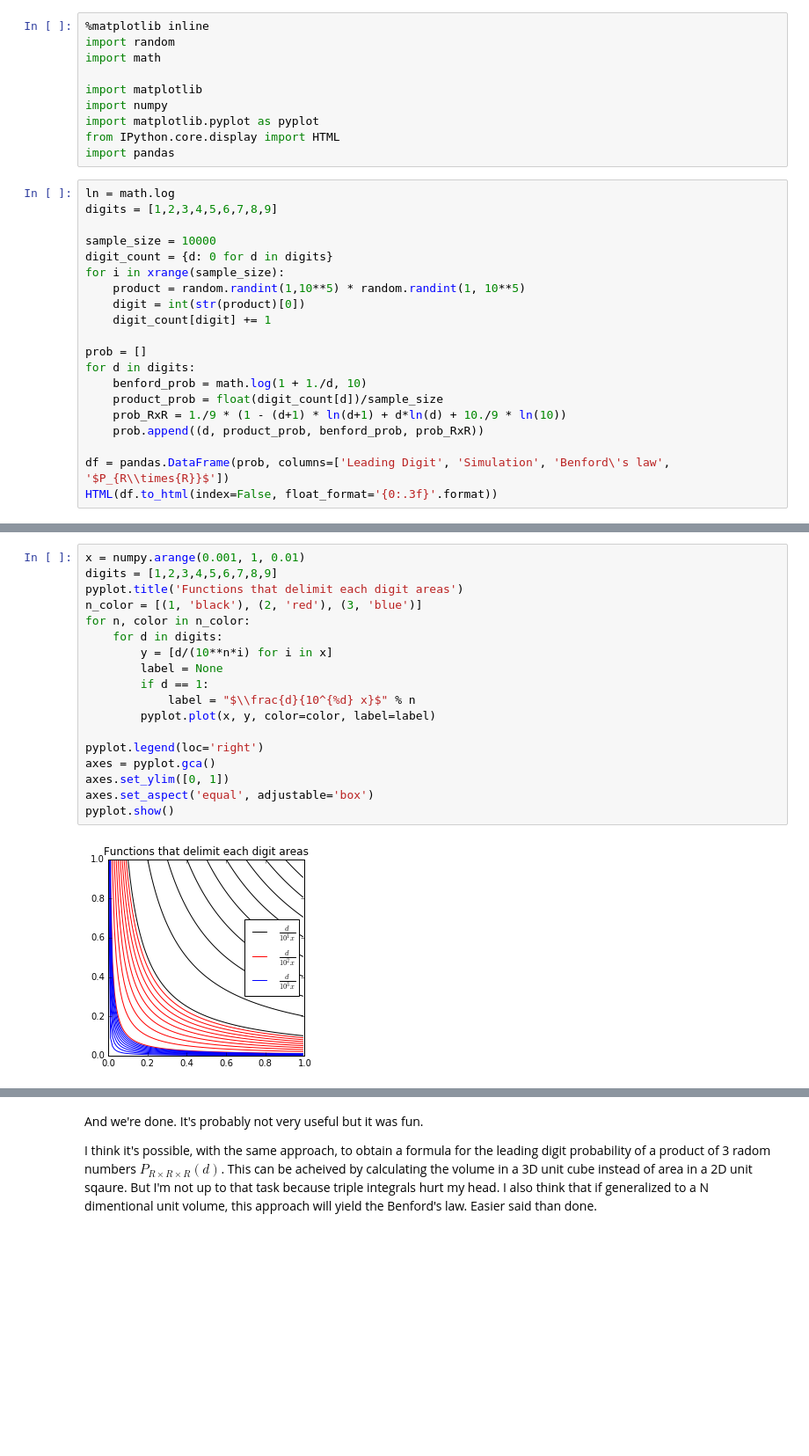
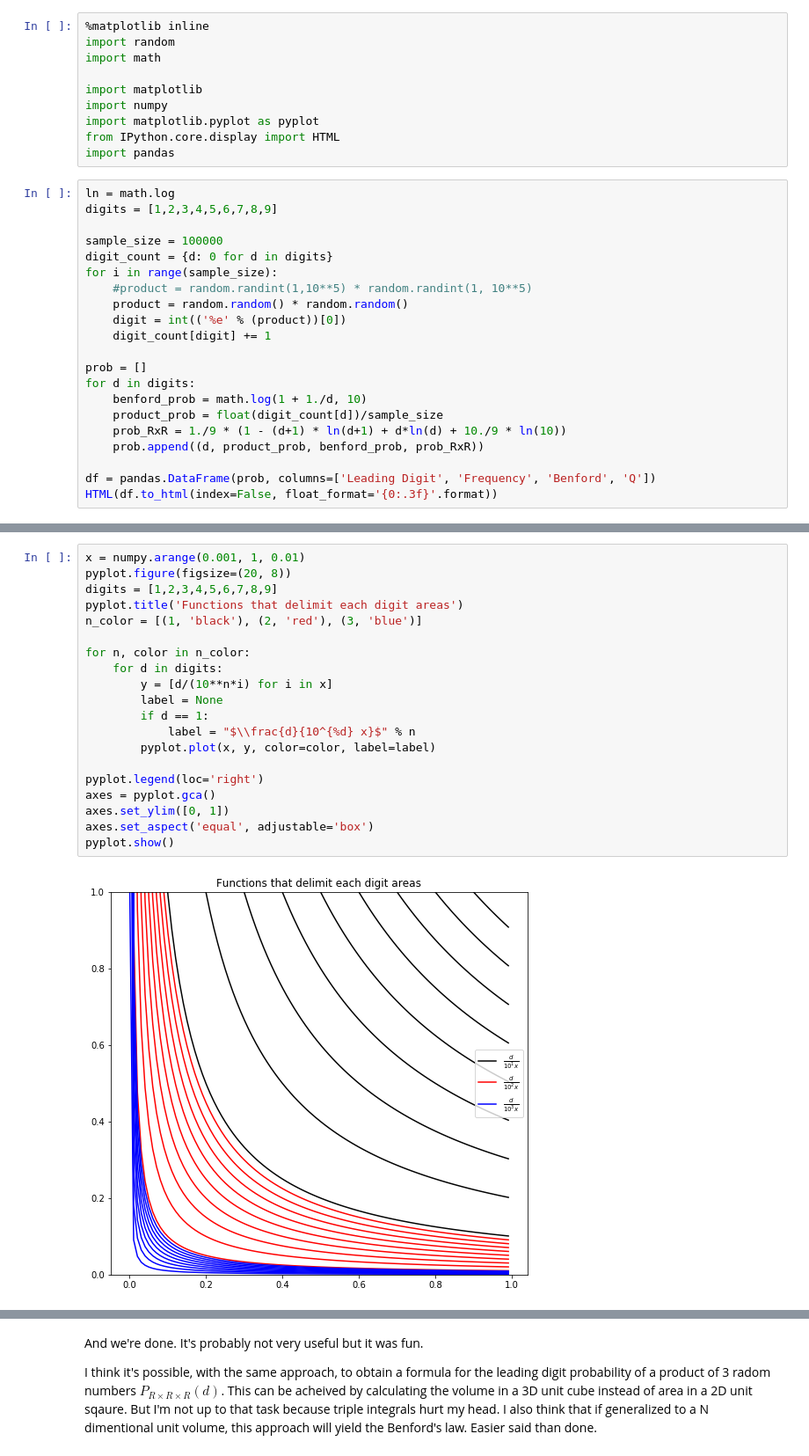
Before and after one commit to vadimgu/notebooks, a Jupyter notebook: benfords.ipynb, the cells around one changed output, grey strips where cells are left out. Shown: that part at 88% size. Drawn from its saved outputs; the diff is of its cells as text; blank space fills up the shorter version.

Commit message:
Fix typos. Better plots.

```diff
--- a/benfords.ipynb
+++ b/benfords.ipynb
@@ -30,11 +32,12 @@ import pandas
 ln = math.log
 digits = [1,2,3,4,5,6,7,8,9]
 
-sample_size = 10000
+sample_size = 100000
 digit_count = {d: 0 for d in digits}
-for i in xrange(sample_size):
-    product = random.randint(1,10**5) * random.randint(1, 10**5)
-    digit = int(str(product)[0])
+for i in range(sample_size):
+    #product = random.randint(1,10**5) * random.randint(1, 10**5)
+    product = random.random() * random.random()
+    digit = int(('%e' % (product))[0])
     digit_count[digit] += 1
 
 prob = []
@@ -44,6 +47,6 @@ for d in digits:
     prob_RxR = 1./9 * (1 - (d+1) * ln(d+1) + d*ln(d) + 10./9 * ln(10))
     prob.append((d, product_prob, benford_prob, prob_RxR))
 
-df = pandas.DataFrame(prob, columns=['Leading Digit', 'Simulation', 'Benford\'s law', '$P_{R\\times{R}}$'])
+df = pandas.DataFrame(prob, columns=['Leading Digit', 'Frequency', 'Benford', 'Q'])
 HTML(df.to_html(index=False, float_format='{0:.3f}'.format))
 # %% [output]
@@ -85,23 +104,25 @@ Here, $n$ represents the scale of a pattern. It starts at 1 and goes to inifinit
 # %%
 x = numpy.arange(0.001, 1, 0.01)
+pyplot.figure(figsize=(20, 8))
 digits = [1,2,3,4,5,6,7,8,9]
 pyplot.title('Functions that delimit each digit areas')
 n_color = [(1, 'black'), (2, 'red'), (3, 'blue')]
+
 for n, color in n_color:
     for d in digits:
         y = [d/(10**n*i) for i in x]
         label = None
         if d == 1:
             label = "$\\frac{d}{10^{%d} x}$" % n
         pyplot.plot(x, y, color=color, label=label)
 
 pyplot.legend(loc='right')
 axes = pyplot.gca()
 axes.set_ylim([0, 1])
 axes.set_aspect('equal', adjustable='box')
 pyplot.show()
 # %% [output]
-[figure, old version]
+[figure, new version]
 # %% [markdown]
 Let's define $A_d^n$ as beeing the area between $l(x,d,n)$ and $l(x,d+1,n)$ in a unit square. The probability for a leading digit $d$ can be written as a sum of all areas representing that digit.
 
```
Also changed, not shown: parts of 10 cells of this notebook, 1 other file.
